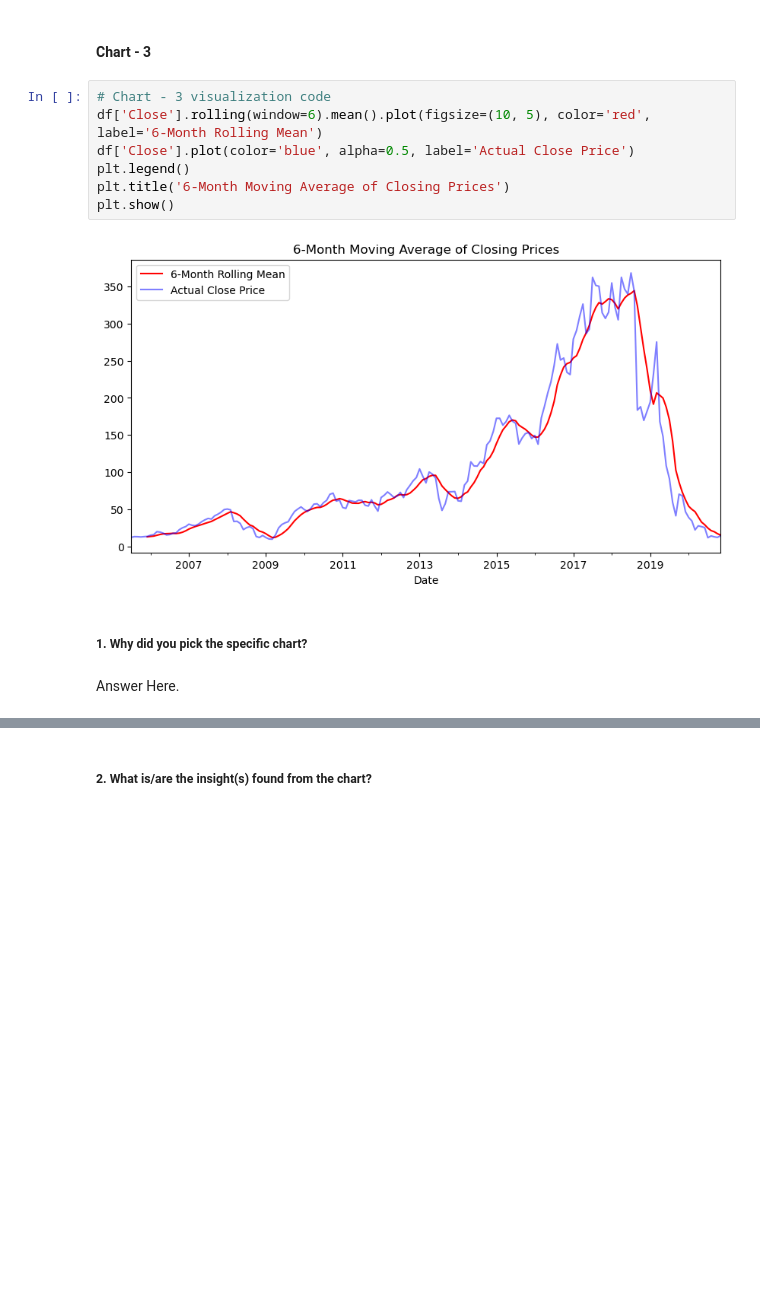
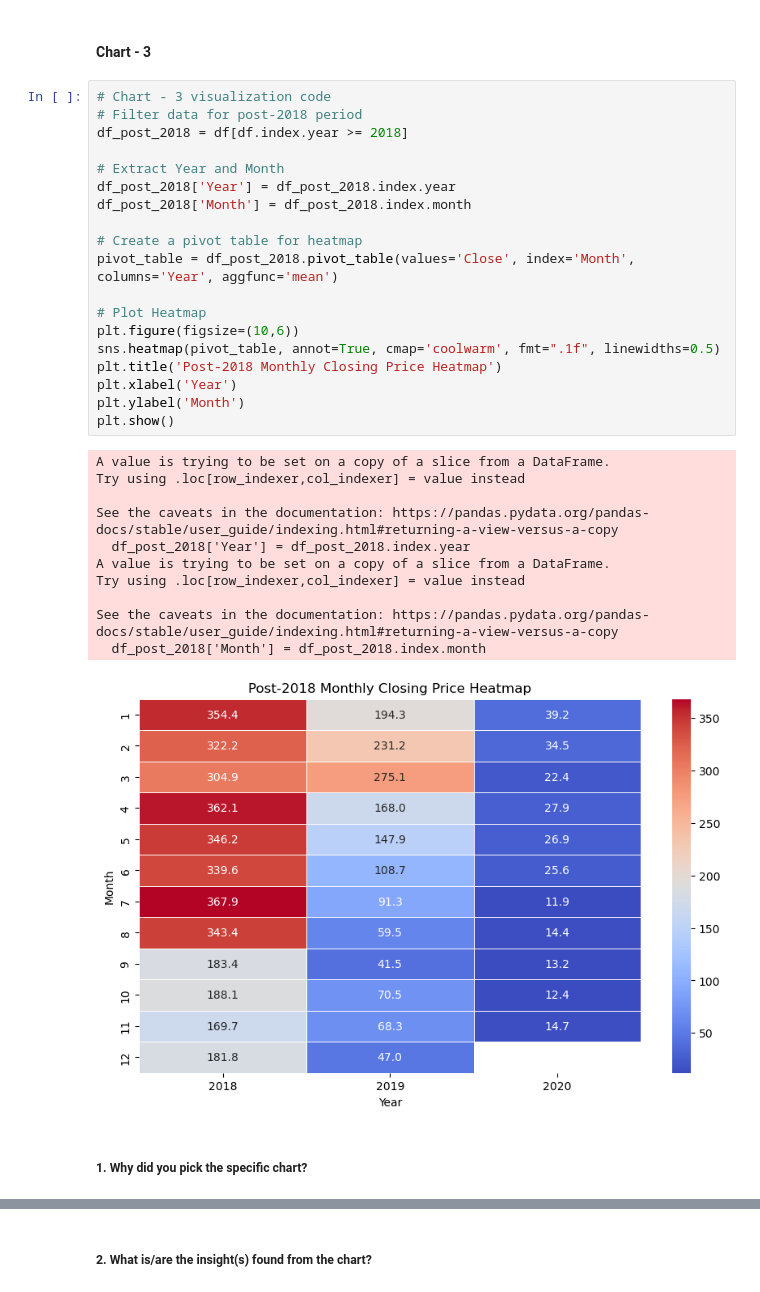
Before and after one commit to apurbaaaa/YesBank, a Jupyter notebook: YES Bank /Sample_ML_Submission_Template.ipynb, the cells around one changed output, grey strips where cells are left out. Cells and saved outputs as stored; diff of their text form; blank space fills up the shorter version.

```diff
--- a/YES Bank /Sample_ML_Submission_Template.ipynb
+++ b/YES Bank /Sample_ML_Submission_Template.ipynb
@@ -312,15 +372,35 @@ Answer Here
 # %% [markdown]
 #### Chart - 3
-# %%
-# Chart - 3 visualization code
-df['Close'].rolling(window=6).mean().plot(figsize=(10, 5), color='red', label='6-Month Rolling Mean')
-df['Close'].plot(color='blue', alpha=0.5, label='Actual Close Price')
-plt.legend()
-plt.title('6-Month Moving Average of Closing Prices')
-plt.show()
-# %% [output]
-[figure, removed]
+# %%
+# Chart - 3 visualization code
+# Filter data for post-2018 period
+df_post_2018 = df[df.index.year >= 2018]
+
+# Extract Year and Month
+df_post_2018['Year'] = df_post_2018.index.year
+df_post_2018['Month'] = df_post_2018.index.month
+
+# Create a pivot table for heatmap
+pivot_table = df_post_2018.pivot_table(values='Close', index='Month', columns='Year', aggfunc='mean')
+
+# Plot Heatmap
+plt.figure(figsize=(10,6))
+sns.heatmap(pivot_table, annot=True, cmap='coolwarm', fmt=".1f", linewidths=0.5)
+plt.title('Post-2018 Monthly Closing Price Heatmap')
+plt.xlabel('Year')
+plt.ylabel('Month')
+plt.show()
+# %% [output]
+A value is trying to be set on a copy of a slice from a DataFrame.
+Try using .loc[row_indexer,col_indexer] = value instead
+
+See the caveats in the documentation: https://pandas.pydata.org/pandas-docs/stable/user_guide/indexing.html#returning-a-view-versus-a-copy
+  df_post_2018['Year'] = df_post_2018.index.year
+A value is trying to be set on a copy of a slice from a DataFrame.
+Try using .loc[row_indexer,col_indexer] = value instead
+
+See the caveats in the documentation: https://pandas.pydata.org/pandas-docs/stable/user_guide/indexing.html#returning-a-view-versus-a-copy
+  df_post_2018['Month'] = df_post_2018.index.month
+[figure, added]
 # %% [markdown]
 ##### 1. Why did you pick the specific chart?
-# %% [markdown]
-Answer Here.
```
Also changed, not shown: parts of 175 cells of this notebook, 3 other files.
